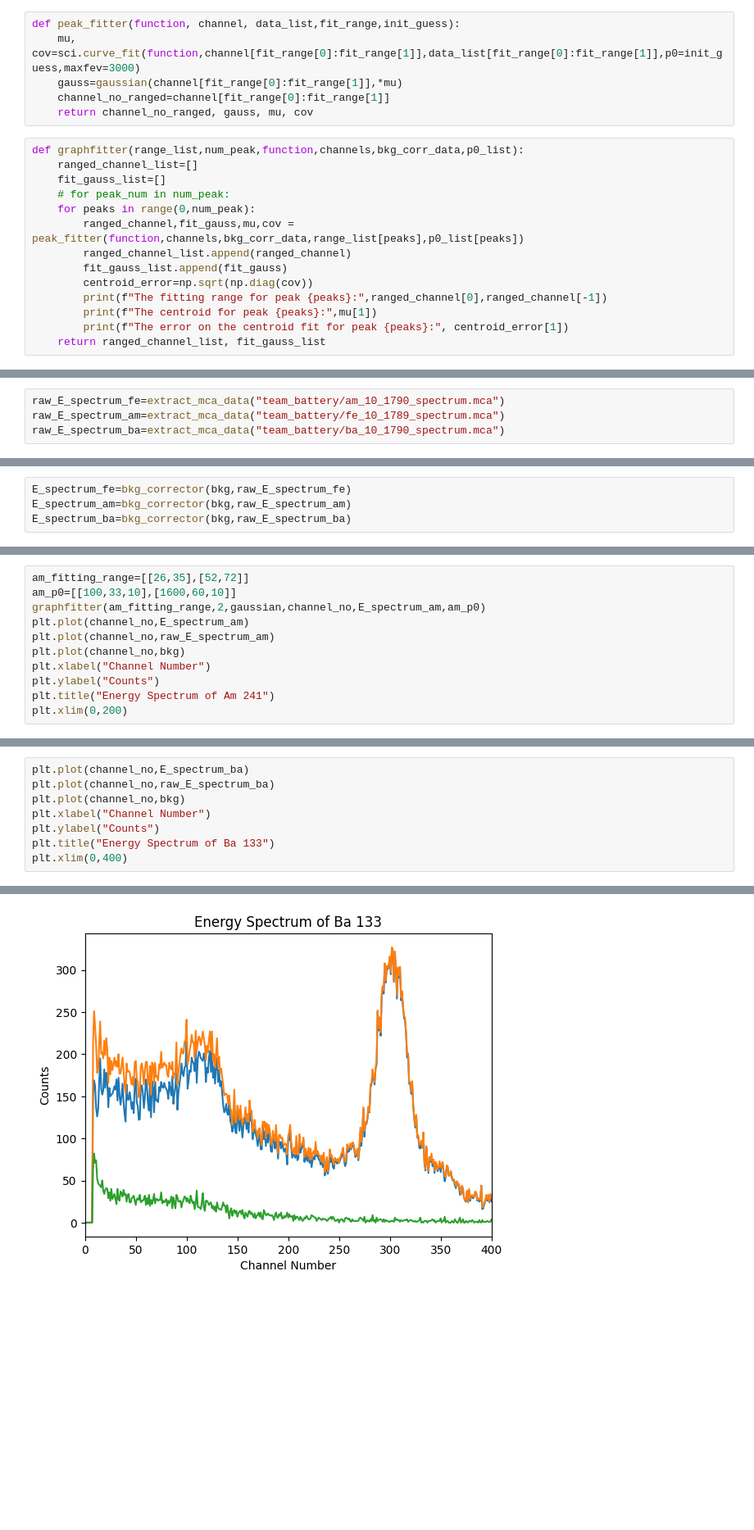
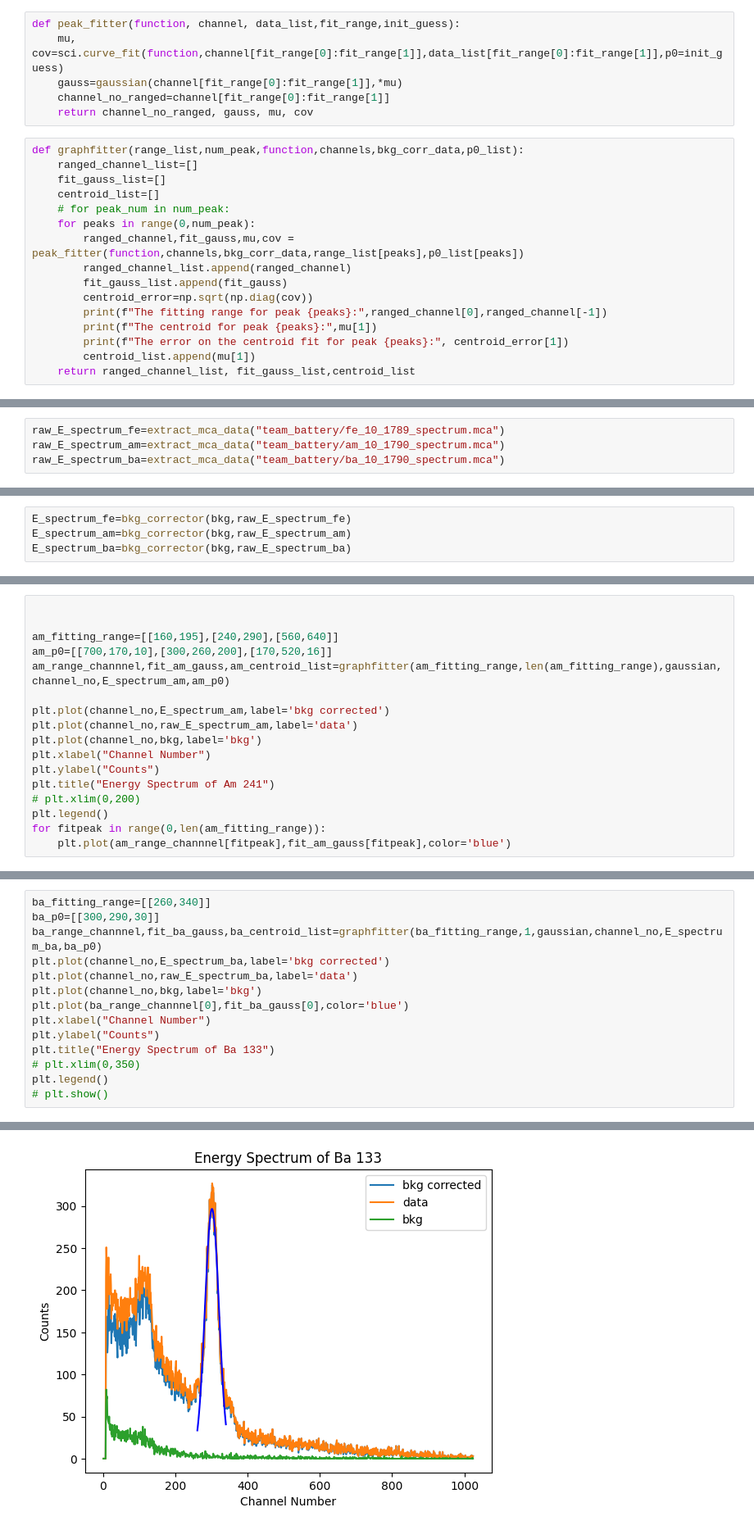
Before and after one commit to Shounak2512/Proportional-counter, a Jupyter notebook: Energy_Spect_Fe.ipynb, the cells around one changed output, grey strips where cells are left out. Shown at 82% size. Drawn from its saved outputs; the diff is of its cells as text; blank space fills up the shorter version.

```diff
--- a/Energy_Spect_Fe.ipynb
+++ b/Energy_Spect_Fe.ipynb
@@ -37,7 +37,7 @@ def gaussian(x, a, mu, sigma):
 #defining the gaussian
 # %%
 def peak_fitter(function, channel, data_list,fit_range,init_guess):
-    mu, cov=sci.curve_fit(function,channel[fit_range[0]:fit_range[1]],data_list[fit_range[0]:fit_range[1]],p0=init_guess,maxfev=3000)
+    mu, cov=sci.curve_fit(function,channel[fit_range[0]:fit_range[1]],data_list[fit_range[0]:fit_range[1]],p0=init_guess)
     gauss=gaussian(channel[fit_range[0]:fit_range[1]],*mu)
     channel_no_ranged=channel[fit_range[0]:fit_range[1]]
     return channel_no_ranged, gauss, mu, cov
@@ -45,6 +45,7 @@ def peak_fitter(function, channel, data_list,fit_range,init_guess):
 def graphfitter(range_list,num_peak,function,channels,bkg_corr_data,p0_list):
     ranged_channel_list=[]
     fit_gauss_list=[]
+    centroid_list=[]
     # for peak_num in num_peak:
     for peaks in range(0,num_peak):
         ranged_channel,fit_gauss,mu,cov = peak_fitter(function,channels,bkg_corr_data,range_list[peaks],p0_list[peaks])
@@ -54,12 +55,13 @@ def graphfitter(range_list,num_peak,function,channels,bkg_corr_data,p0_list):
         print(f"The fitting range for peak {peaks}:",ranged_channel[0],ranged_channel[-1])
         print(f"The centroid for peak {peaks}:",mu[1])
         print(f"The error on the centroid fit for peak {peaks}:", centroid_error[1])
-    return ranged_channel_list, fit_gauss_list
+        centroid_list.append(mu[1])
+    return ranged_channel_list, fit_gauss_list,centroid_list
 # %%
 bkg=extract_mca_data("team_battery/bkg_10_1789.mca")
 # %%
-raw_E_spectrum_fe=extract_mca_data("team_battery/am_10_1790_spectrum.mca")
-raw_E_spectrum_am=extract_mca_data("team_battery/fe_10_1789_spectrum.mca")
+raw_E_spectrum_fe=extract_mca_data("team_battery/fe_10_1789_spectrum.mca")
+raw_E_spectrum_am=extract_mca_data("team_battery/am_10_1790_spectrum.mca")
 raw_E_spectrum_ba=extract_mca_data("team_battery/ba_10_1790_spectrum.mca")
 # %%
 channel_no=np.arange(1,len(raw_E_spectrum_fe)+1)
@@ -81,12 +95,18 @@ Text(0.5, 1.0, 'Energy Spectrum of Fe 55')
 # %%
-am_fitting_range=[[26,35],[52,72]]
-am_p0=[[100,33,10],[1600,60,10]]
-graphfitter(am_fitting_range,2,gaussian,channel_no,E_spectrum_am,am_p0)
-plt.plot(channel_no,E_spectrum_am)
-plt.plot(channel_no,raw_E_spectrum_am)
-plt.plot(channel_no,bkg)
+
+
+am_fitting_range=[[160,195],[240,290],[560,640]]
+am_p0=[[700,170,10],[300,260,200],[170,520,16]]
+am_range_channnel,fit_am_gauss,am_centroid_list=graphfitter(am_fitting_range,len(am_fitting_range),gaussian,channel_no,E_spectrum_am,am_p0)
+
+plt.plot(channel_no,E_spectrum_am,label='bkg corrected')
+plt.plot(channel_no,raw_E_spectrum_am,label='data')
+plt.plot(channel_no,bkg,label='bkg')
 plt.xlabel("Channel Number")
 plt.ylabel("Counts")
 plt.title("Energy Spectrum of Am 241")
-plt.xlim(0,200)
+# plt.xlim(0,200)
+plt.legend()
+for fitpeak in range(0,len(am_fitting_range)):
+    plt.plot(am_range_channnel[fitpeak],fit_am_gauss[fitpeak],color='blue')
 # %% [output]
@@ -101,9 +123,15 @@ The error on the centroid fit for peak 1: 0.07780334401744748
 # %%
-plt.plot(channel_no,E_spectrum_ba)
-plt.plot(channel_no,raw_E_spectrum_ba)
-plt.plot(channel_no,bkg)
+ba_fitting_range=[[260,340]]
+ba_p0=[[300,290,30]]
+ba_range_channnel,fit_ba_gauss,ba_centroid_list=graphfitter(ba_fitting_range,1,gaussian,channel_no,E_spectrum_ba,ba_p0)
+plt.plot(channel_no,E_spectrum_ba,label='bkg corrected')
+plt.plot(channel_no,raw_E_spectrum_ba,label='data')
+plt.plot(channel_no,bkg,label='bkg')
+plt.plot(ba_range_channnel[0],fit_ba_gauss[0],color='blue')
 plt.xlabel("Channel Number")
 plt.ylabel("Counts")
 plt.title("Energy Spectrum of Ba 133")
-plt.xlim(0,400)
+# plt.xlim(0,350)
+plt.legend()
+# plt.show()
 # %% [output]
@@ -111 +142 @@ plt.xlim(0,400)
-[figure, old version]
+[figure, new version]
```
Also changed, not shown: parts of 4 cells of this notebook, 2 other files.
